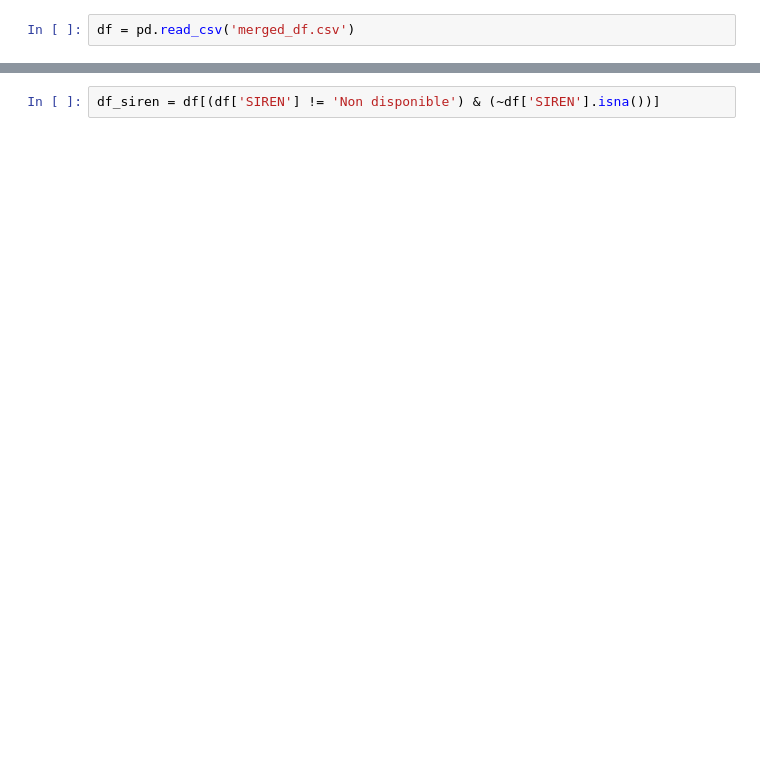
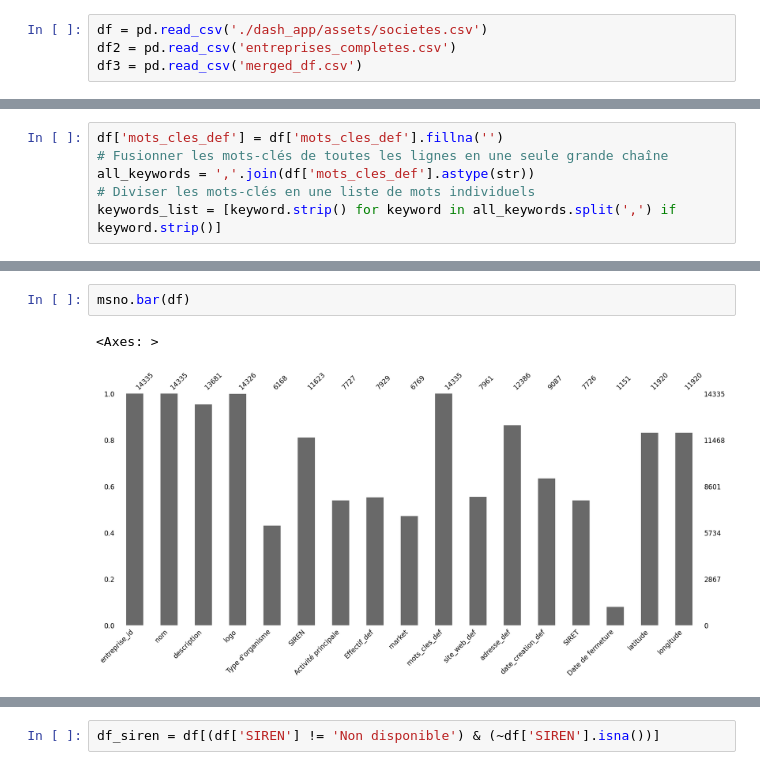
Before and after one commit to Damdam86/WildTech, a Jupyter notebook: Untitled-1.ipynb, the cells around one changed output, grey strips where cells are left out. Cells and saved outputs as stored; diff of their text form; blank space fills up the shorter version.

```diff
--- a/Untitled-1.ipynb
+++ b/Untitled-1.ipynb
@@ -3,2 +4,4 @@ import pandas as pd
 # %%
-df = pd.read_csv('merged_df.csv')
+df = pd.read_csv('./dash_app/assets/societes.csv')
+df2 = pd.read_csv('entreprises_completes.csv')
+df3 = pd.read_csv('merged_df.csv')
@@ -4,0 +25,6 @@ df = pd.read_csv('merged_df.csv')
+# %%
+df['mots_cles_def'] = df['mots_cles_def'].fillna('')
+# Fusionner les mots-clés de toutes les lignes en une seule grande chaîne
+all_keywords = ','.join(df['mots_cles_def'].astype(str))
+# Diviser les mots-clés en une liste de mots individuels
+keywords_list = [keyword.strip() for keyword in all_keywords.split(',') if keyword.strip()]
@@ -4,0 +51,5 @@ df = pd.read_csv('merged_df.csv')
+# %%
+msno.bar(df)
+# %% [output]
+<Axes: >
+[figure, added]
```
Also changed, not shown: parts of 11 cells of this notebook, 6 other files.
